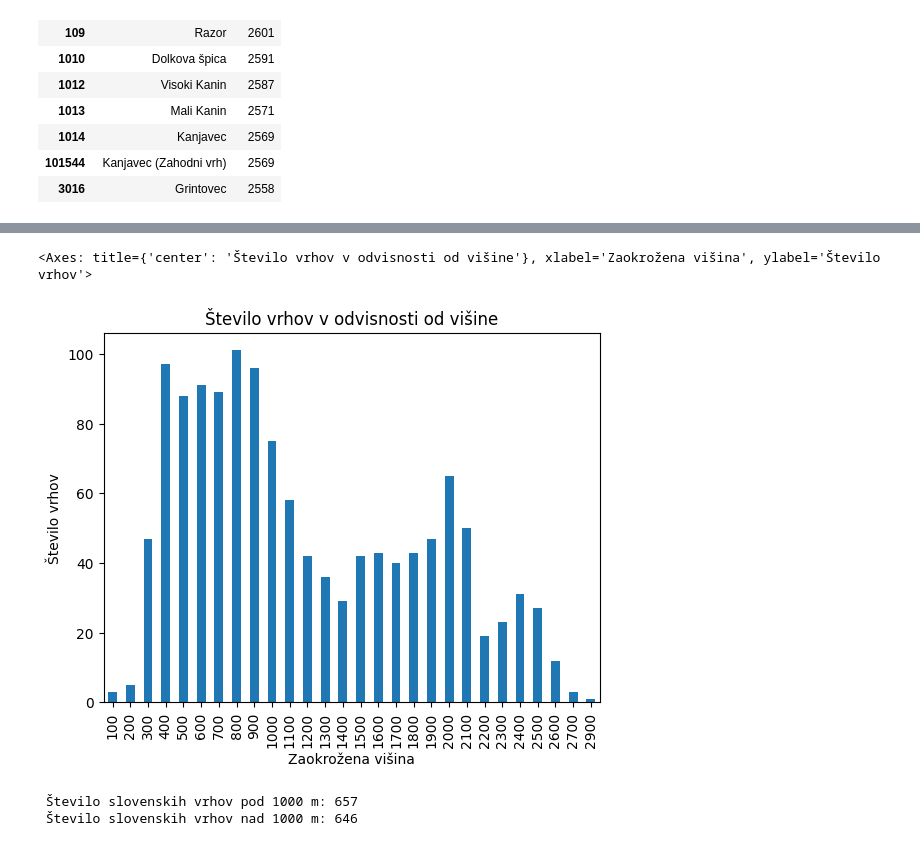
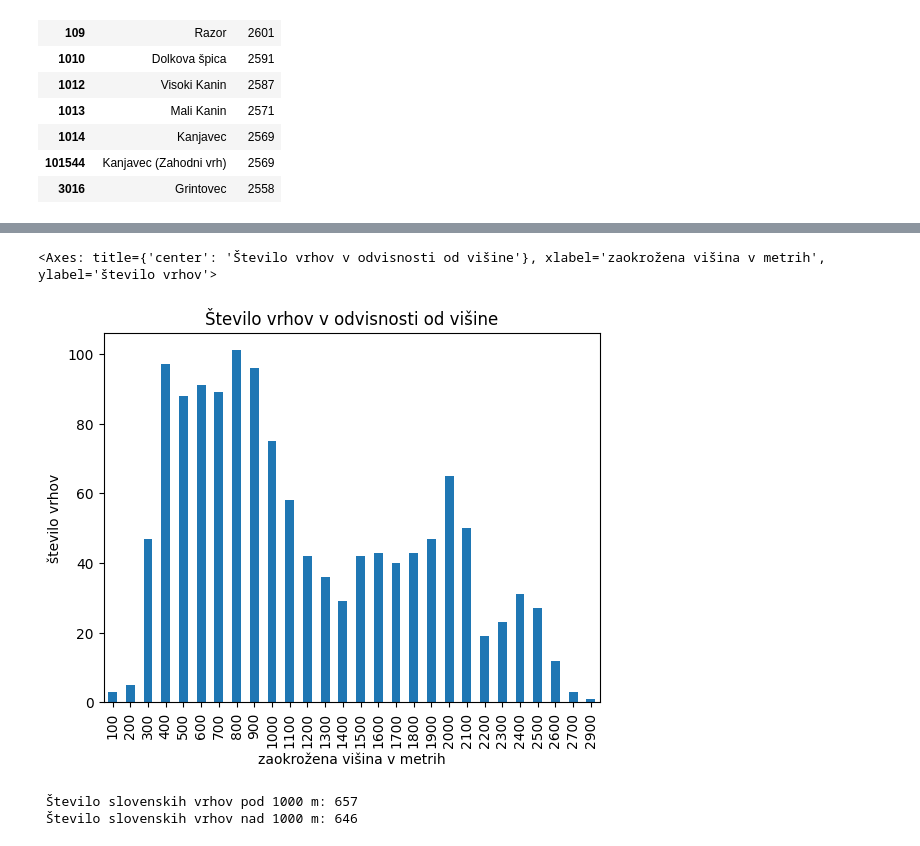
Before and after one commit to tilenzabkar/uvp-projektna-naloga, a Jupyter notebook: analiza.ipynb, the cells around one changed output, grey strips where cells are left out. Drawn from its saved outputs; the diff is of its cells as text; code cells hidden in the pictures.

```diff
--- a/analiza.ipynb
+++ b/analiza.ipynb
@@ -45,5 +45,5 @@ Seveda je Triglav najvišji, opazimo pa lahko tudi, da vsi vrhovi segajo krepko
 # %%
-slovenske_gore["dvatisočak"] = slovenske_gore["višina"] >= 2000
+slovenske_gore["dvatisočak"] = slovenske_gore["višina"].apply(lambda x: "je dvatisočak" if x >= 2000 else "ni dvatisočak")
 
-slovenske_gore.groupby("dvatisočak").size().plot.bar(title="Delež dvatisočakov izmed vseh slovenskih gor", xlabel="ali je dvatisočak", ylabel="število gor")
+slovenske_gore.groupby("dvatisočak").size().plot.pie(title="Delež dvatisočakov izmed vseh slovenskih gor", autopct='%1.0f%%')
 # %% [output]
@@ -58,13 +58,13 @@ Oglejmo si sedaj, koliko vrhov posameznih višin imamo. Za lažji prikaz bomo za
 # %%
 zaokrozena_visina = gore["višina"].round(-2)
 gore["zaokrožena višina"] = zaokrozena_visina
 slovenske_gore["zaokrožena višina"] = zaokrozena_visina
 
 po_visini = slovenske_gore.groupby("zaokrožena višina").size()
-po_visini.plot.bar(title="Število vrhov v odvisnosti od višine",xlabel="Zaokrožena višina", ylabel="Število vrhov")
+po_visini.plot.bar(title="Število vrhov v odvisnosti od višine",xlabel="zaokrožena višina v metrih", ylabel="število vrhov")
 # %% [output]
-<Axes: title={'center': 'Število vrhov v odvisnosti od višine'}, xlabel='Zaokrožena višina', ylabel='Število vrhov'>
+<Axes: title={'center': 'Število vrhov v odvisnosti od višine'}, xlabel='zaokrožena višina v metrih', ylabel='število vrhov'>
-[figure, old version]
+[figure, new version]
 # %%
 pod_1000 = slovenske_gore["višina"] <= 1000
 print(f" Število slovenskih vrhov pod 1000 m: {len(slovenske_gore[pod_1000])}")
```
Also changed, not shown: parts of 8 cells of this notebook.
